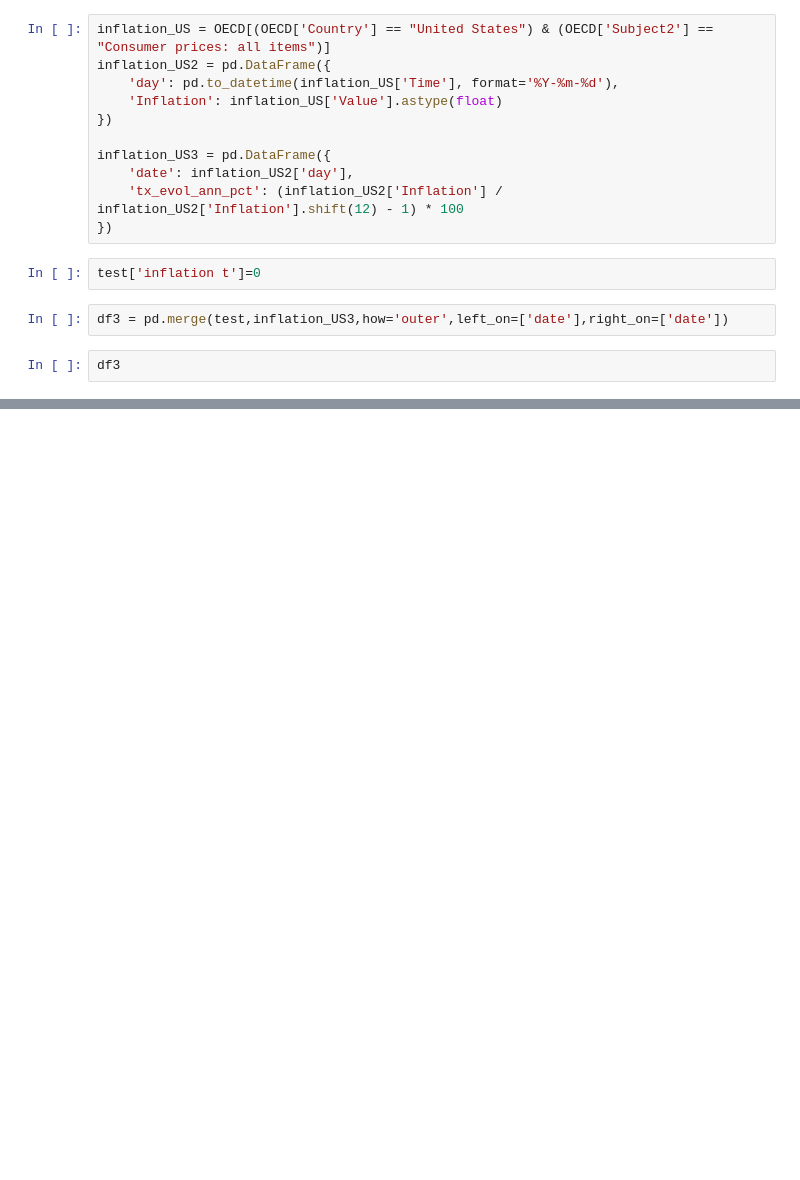
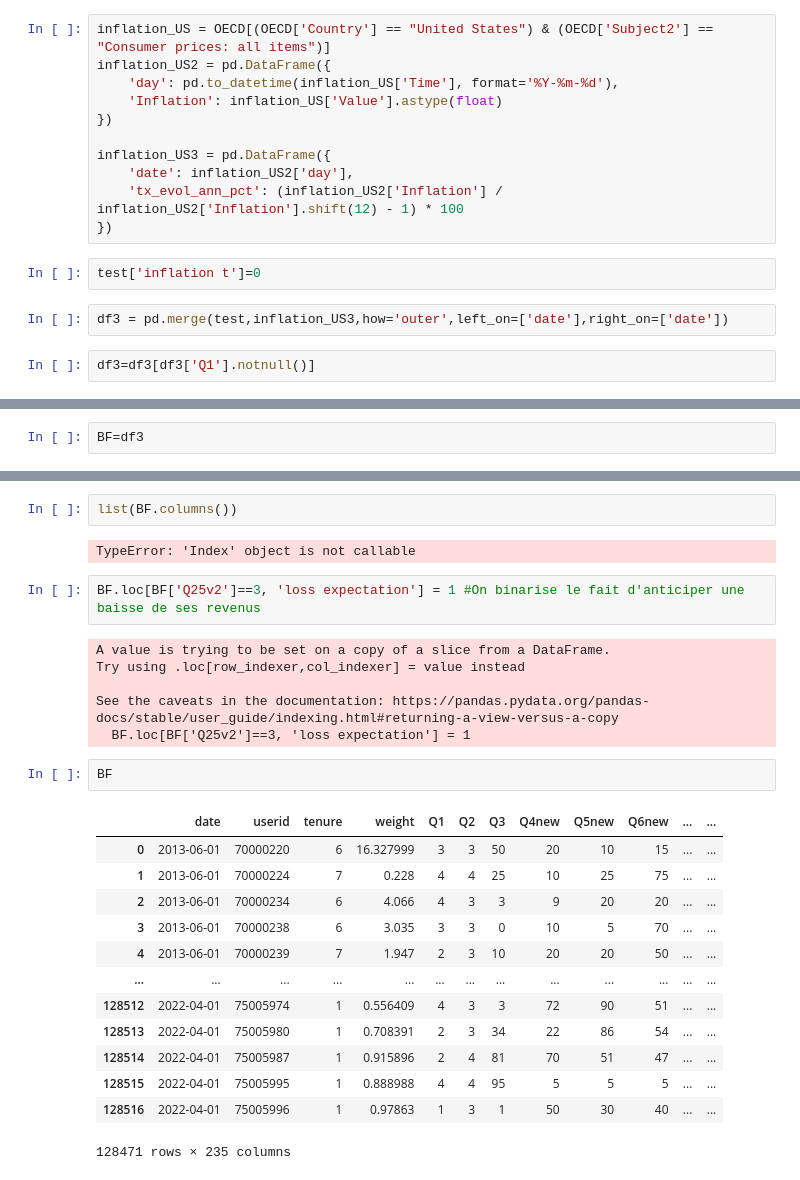
Before and after one commit to Jeremstar/-a-va-pr-dire-l-inflation-s-v-re, a Jupyter notebook: Régressions.ipynb, the cells around one changed output, grey strips where cells are left out. Cells and saved outputs as stored; diff of their text form; blank space fills up the shorter version.

```diff
--- a/Régressions.ipynb
+++ b/Régressions.ipynb
@@ -165,4 +166,4 @@ test['inflation t']=0
 # %%
 df3 = pd.merge(test,inflation_US3,how='outer',left_on=['date'],right_on=['date'])
 # %%
-df3
+df3=df3[df3['Q1'].notnull()]
@@ -182,0 +170,2 @@ df3
+# %%
+BF=df3
@@ -182,0 +181,28 @@ df3
+# %%
+list(BF.columns())
+# %% [output]
+TypeError: 'Index' object is not callable
+# %%
+BF.loc[BF['Q25v2']==3, 'loss expectation'] = 1 #On binarise le fait d'anticiper une baisse de ses revenus
+# %% [output]
+A value is trying to be set on a copy of a slice from a DataFrame.
+Try using .loc[row_indexer,col_indexer] = value instead
+
+See the caveats in the documentation: https://pandas.pydata.org/pandas-docs/stable/user_guide/indexing.html#returning-a-view-versus-a-copy
+  BF.loc[BF['Q25v2']==3, 'loss expectation'] = 1
+# %%
+BF
+# %% [output]
+|  | date | userid | tenure | weight | Q1 | Q2 | Q3 | Q4new | Q5new | Q6new | ... | ... |
+| 0 | 2013-06-01 | 70000220 | 6 | 16.327999 | 3 | 3 | 50 | 20 | 10 | 15 | ... | ... |
+| 1 | 2013-06-01 | 70000224 | 7 | 0.228 | 4 | 4 | 25 | 10 | 25 | 75 | ... | ... |
+| 2 | 2013-06-01 | 70000234 | 6 | 4.066 | 4 | 3 | 3 | 9 | 20 | 20 | ... | ... |
+| 3 | 2013-06-01 | 70000238 | 6 | 3.035 | 3 | 3 | 0 | 10 | 5 | 70 | ... | ... |
+| 4 | 2013-06-01 | 70000239 | 7 | 1.947 | 2 | 3 | 10 | 20 | 20 | 50 | ... | ... |
+| ... | ... | ... | ... | ... | ... | ... | ... | ... | ... | ... | ... | ... |
+| 128512 | 2022-04-01 | 75005974 | 1 | 0.556409 | 4 | 3 | 3 | 72 | 90 | 51 | ... | ... |
+| 128513 | 2022-04-01 | 75005980 | 1 | 0.708391 | 2 | 3 | 34 | 22 | 86 | 54 | ... | ... |
+| 128514 | 2022-04-01 | 75005987 | 1 | 0.915896 | 2 | 4 | 81 | 70 | 51 | 47 | ... | ... |
+| 128515 | 2022-04-01 | 75005995 | 1 | 0.888988 | 4 | 4 | 95 | 5 | 5 | 5 | ... | ... |
+| 128516 | 2022-04-01 | 75005996 | 1 | 0.97863 | 1 | 3 | 1 | 50 | 30 | 40 | ... | ... |
+128471 rows × 235 columns
```
Also changed, not shown: parts of 15 cells of this notebook.
